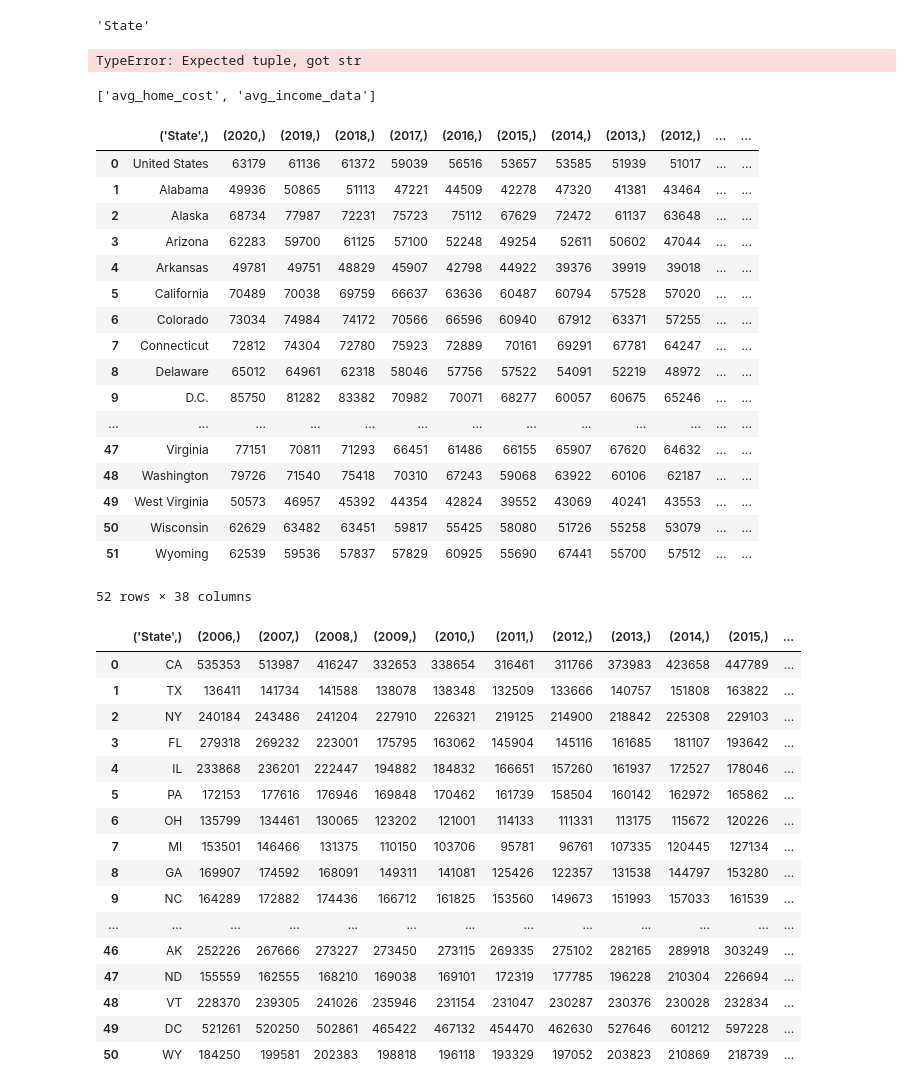
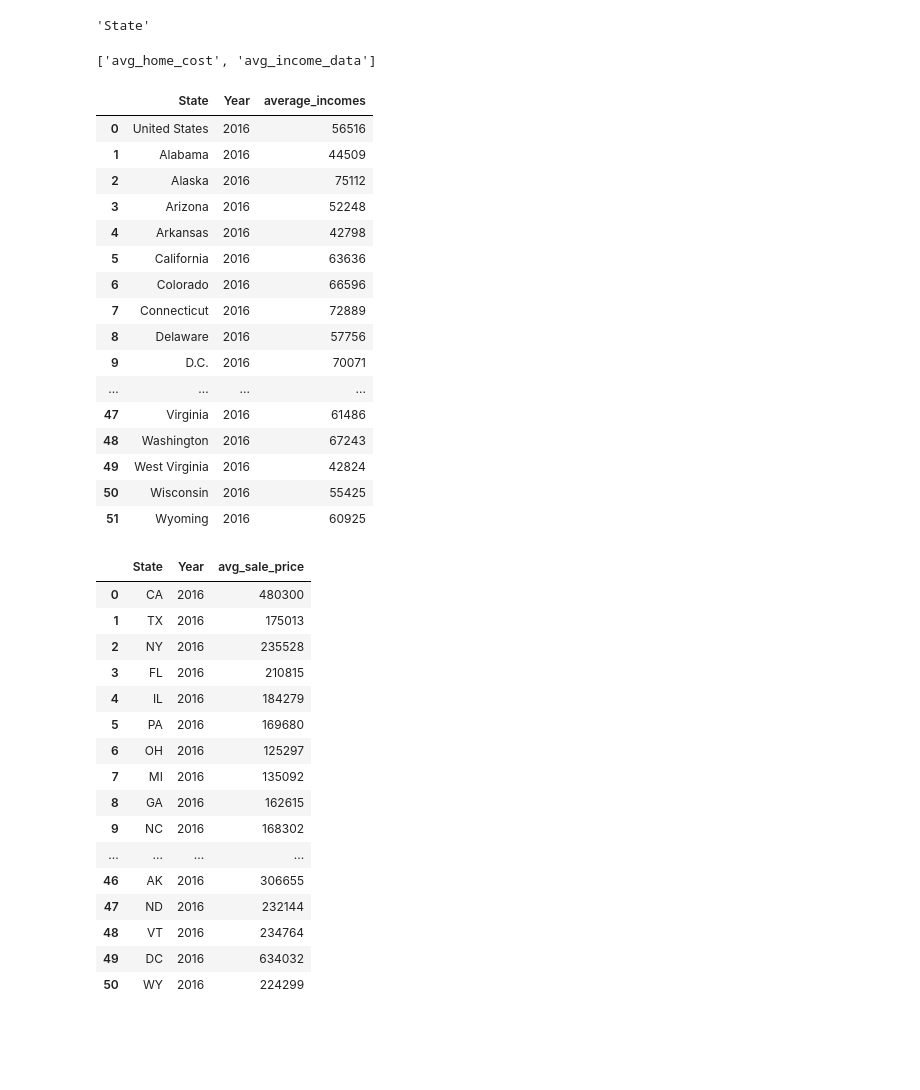
Before and after one commit to gamem001/warehousing_the_housing_crisis, a Jupyter notebook: asia_data/both_tables_one_notebook.ipynb, the cells around one changed output. Drawn from its saved outputs; the diff is of its cells as text; code cells hidden in the pictures; blank space fills up the shorter version.

Commit message:
Finishing Tables

```diff
--- a/asia_data/both_tables_one_notebook.ipynb
+++ b/asia_data/both_tables_one_notebook.ipynb
@@ -243,10 +303,6 @@ avg_income_data.head()
 avg_income_data.columns[0][0]
 # %% [output]
 'State'
-# %%
-new_df = pd.DataFrame(avg_income_data, columns=[col[0] for col in avg_income_data.columns])
-# %% [output]
-TypeError: Expected tuple, got str
 # %%
 engine = create_engine(f"sqlite:///housing_data.db")
 # %%
@@ -258,43 +314,42 @@ engine.table_names()
 # %% [output]
 ['avg_home_cost', 'avg_income_data']
 # %%
-pd.read_sql('SELECT * FROM avg_income_data', con=engine)
+pd.read_sql('SELECT * FROM avg_income_data WHERE year=2016', con=engine)
 # %% [output]
-|  | ('State',) | (2020,) | (2019,) | (2018,) | (2017,) | (2016,) | (2015,) | (2014,) | (2013,) | (2012,) | ... | ... |
-| 0 | United States | 63179 | 61136 | 61372 | 59039 | 56516 | 53657 | 53585 | 51939 | 51017 | ... | ... |
-| 1 | Alabama | 49936 | 50865 | 51113 | 47221 | 44509 | 42278 | 47320 | 41381 | 43464 | ... | ... |
-| 2 | Alaska | 68734 | 77987 | 72231 | 75723 | 75112 | 67629 | 72472 | 61137 | 63648 | ... | ... |
-| 3 | Arizona | 62283 | 59700 | 61125 | 57100 | 52248 | 49254 | 52611 | 50602 | 47044 | ... | ... |
-| 4 | Arkansas | 49781 | 49751 | 48829 | 45907 | 42798 | 44922 | 39376 | 39919 | 39018 | ... | ... |
-| 5 | California | 70489 | 70038 | 69759 | 66637 | 63636 | 60487 | 60794 | 57528 | 57020 | ... | ... |
-| 6 | Colorado | 73034 | 74984 | 74172 | 70566 | 66596 | 60940 | 67912 | 63371 | 57255 | ... | ... |
-| 7 | Connecticut | 72812 | 74304 | 72780 | 75923 | 72889 | 70161 | 69291 | 67781 | 64247 | ... | ... |
-| 8 | Delaware | 65012 | 64961 | 62318 | 58046 | 57756 | 57522 | 54091 | 52219 | 48972 | ... | ... |
-| 9 | D.C. | 85750 | 81282 | 83382 | 70982 | 70071 | 68277 | 60057 | 60675 | 65246 | ... | ... |
-| ... | ... | ... | ... | ... | ... | ... | ... | ... | ... | ... | ... | ... |
-| 47 | Virginia | 77151 | 70811 | 71293 | 66451 | 61486 | 66155 | 65907 | 67620 | 64632 | ... | ... |
-| 48 | Washington | 79726 | 71540 | 75418 | 70310 | 67243 | 59068 | 63922 | 60106 | 62187 | ... | ... |
-| 49 | West Virginia | 50573 | 46957 | 45392 | 44354 | 42824 | 39552 | 43069 | 40241 | 43553 | ... | ... |
-| 50 | Wisconsin | 62629 | 63482 | 63451 | 59817 | 55425 | 58080 | 51726 | 55258 | 53079 | ... | ... |
-| 51 | Wyoming | 62539 | 59536 | 57837 | 57829 | 60925 | 55690 | 67441 | 55700 | 57512 | ... | ... |
+|  | State | Year | average_incomes |
+| 0 | United States | 2016 | 56516 |
+| 1 | Alabama | 2016 | 44509 |
+| 2 | Alaska | 2016 | 75112 |
+| 3 | Arizona | 2016 | 52248 |
+| 4 | Arkansas | 2016 | 42798 |
+| 5 | California | 2016 | 63636 |
+| 6 | Colorado | 2016 | 66596 |
+| 7 | Connecticut | 2016 | 72889 |
+| 8 | Delaware | 2016 | 57756 |
+| 9 | D.C. | 2016 | 70071 |
+| ... | ... | ... | ... |
+| 47 | Virginia | 2016 | 61486 |
+| 48 | Washington | 2016 | 67243 |
+| 49 | West Virginia | 2016 | 42824 |
+| 50 | Wisconsin | 2016 | 55425 |
+| 51 | Wyoming | 2016 | 60925 |
-52 rows × 38 columns
 # %%
-pd.read_sql('SELECT * FROM avg_home_cost', con=engine)
+pd.read_sql('SELECT * FROM avg_home_cost WHERE year=2016', con=engine)
 # %% [output]
-|  | ('State',) | (2006,) | (2007,) | (2008,) | (2009,) | (2010,) | (2011,) | (2012,) | (2013,) | (2014,) | (2015,) | ... |
-| 0 | CA | 535353 | 513987 | 416247 | 332653 | 338654 | 316461 | 311766 | 373983 | 423658 | 447789 | ... |
-| 1 | TX | 136411 | 141734 | 141588 | 138078 | 138348 | 132509 | 133666 | 140757 | 151808 | 163822 | ... |
-| 2 | NY | 240184 | 243486 | 241204 | 227910 | 226321 | 219125 | 214900 | 218842 | 225308 | 229103 | ... |
-| 3 | FL | 279318 | 269232 | 223001 | 175795 | 163062 | 145904 | 145116 | 161685 | 181107 | 193642 | ... |
-| 4 | IL | 233868 | 236201 | 222447 | 194882 | 184832 | 166651 | 157260 | 161937 | 172527 | 178046 | ... |
-| 5 | PA | 172153 | 177616 | 176946 | 169848 | 170462 | 161739 | 158504 | 160142 | 162972 | 165862 | ... |
-| 6 | OH | 135799 | 134461 | 130065 | 123202 | 121001 | 114133 | 111331 | 113175 | 115672 | 120226 | ... |
-| 7 | MI | 153501 | 146466 | 131375 | 110150 | 103706 | 95781 | 96761 | 107335 | 120445 | 127134 | ... |
-| 8 | GA | 169907 | 174592 | 168091 | 149311 | 141081 | 125426 | 122357 | 131538 | 144797 | 153280 | ... |
-| 9 | NC | 164289 | 172882 | 174436 | 166712 | 161825 | 153560 | 149673 | 151993 | 157033 | 161539 | ... |
-| ... | ... | ... | ... | ... | ... | ... | ... | ... | ... | ... | ... | ... |
-| 46 | AK | 252226 | 267666 | 273227 | 273450 | 273115 | 269335 | 275102 | 282165 | 289918 | 303249 | ... |
-| 47 | ND | 155559 | 162555 | 168210 | 169038 | 169101 | 172319 | 177785 | 196228 | 210304 | 226694 | ... |
-| 48 | VT | 228370 | 239305 | 241026 | 235946 | 231154 | 231047 | 230287 | 230376 | 230028 | 232834 | ... |
-| 49 | DC | 521261 | 520250 | 502861 | 465422 | 467132 | 454470 | 462630 | 527646 | 601212 | 597228 | ... |
-| 50 | WY | 184250 | 199581 | 202383 | 198818 | 196118 | 193329 | 197052 | 203823 | 210869 | 218739 | ... |
+|  | State | Year | avg_sale_price |
+| 0 | CA | 2016 | 480300 |
+| 1 | TX | 2016 | 175013 |
+| 2 | NY | 2016 | 235528 |
+| 3 | FL | 2016 | 210815 |
+| 4 | IL | 2016 | 184279 |
+| 5 | PA | 2016 | 169680 |
+| 6 | OH | 2016 | 125297 |
+| 7 | MI | 2016 | 135092 |
+| 8 | GA | 2016 | 162615 |
+| 9 | NC | 2016 | 168302 |
+| ... | ... | ... | ... |
+| 46 | AK | 2016 | 306655 |
+| 47 | ND | 2016 | 232144 |
+| 48 | VT | 2016 | 234764 |
+| 49 | DC | 2016 | 634032 |
+| 50 | WY | 2016 | 224299 |
```
Also changed, not shown: parts of 10 cells of this notebook, 1 other file.
